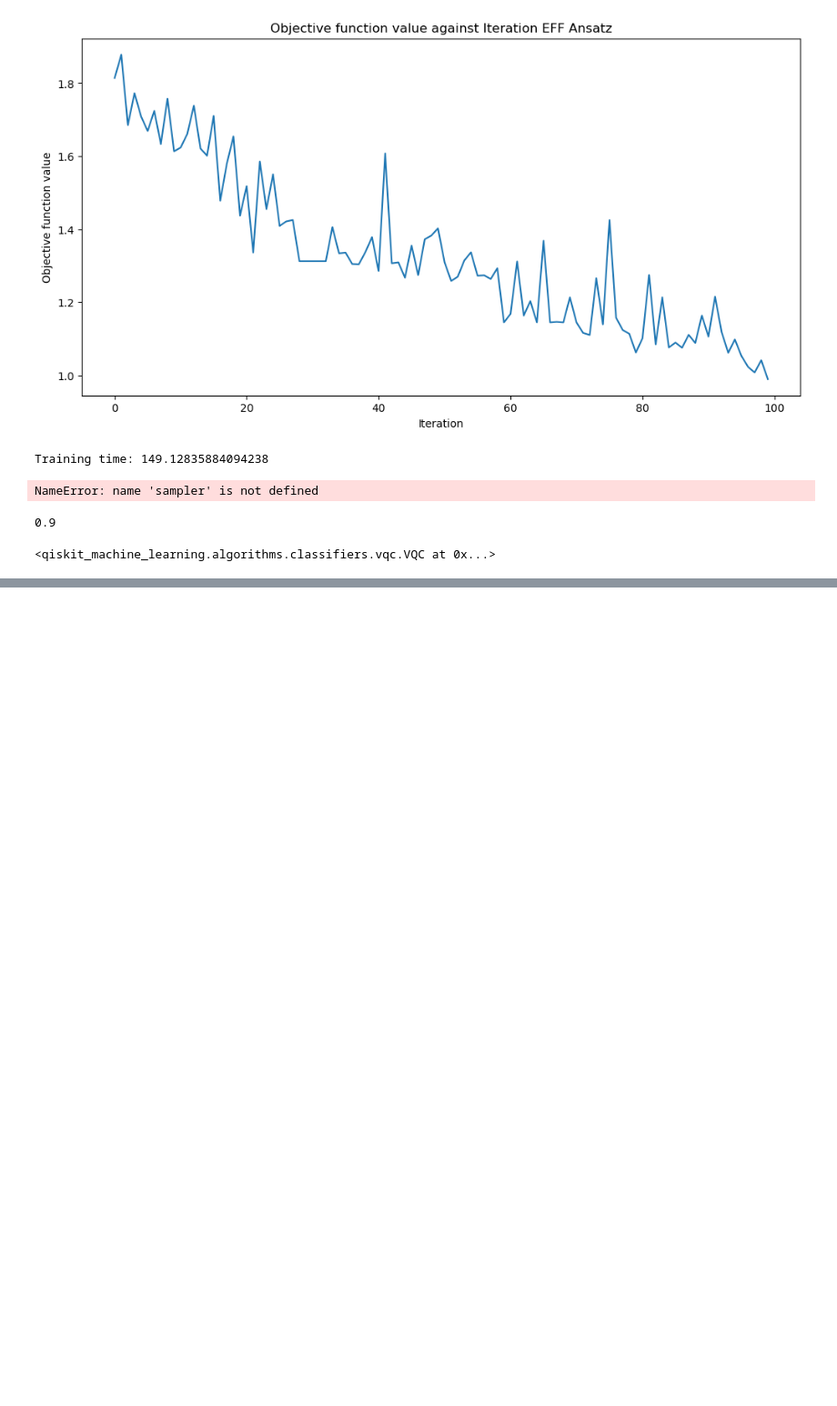
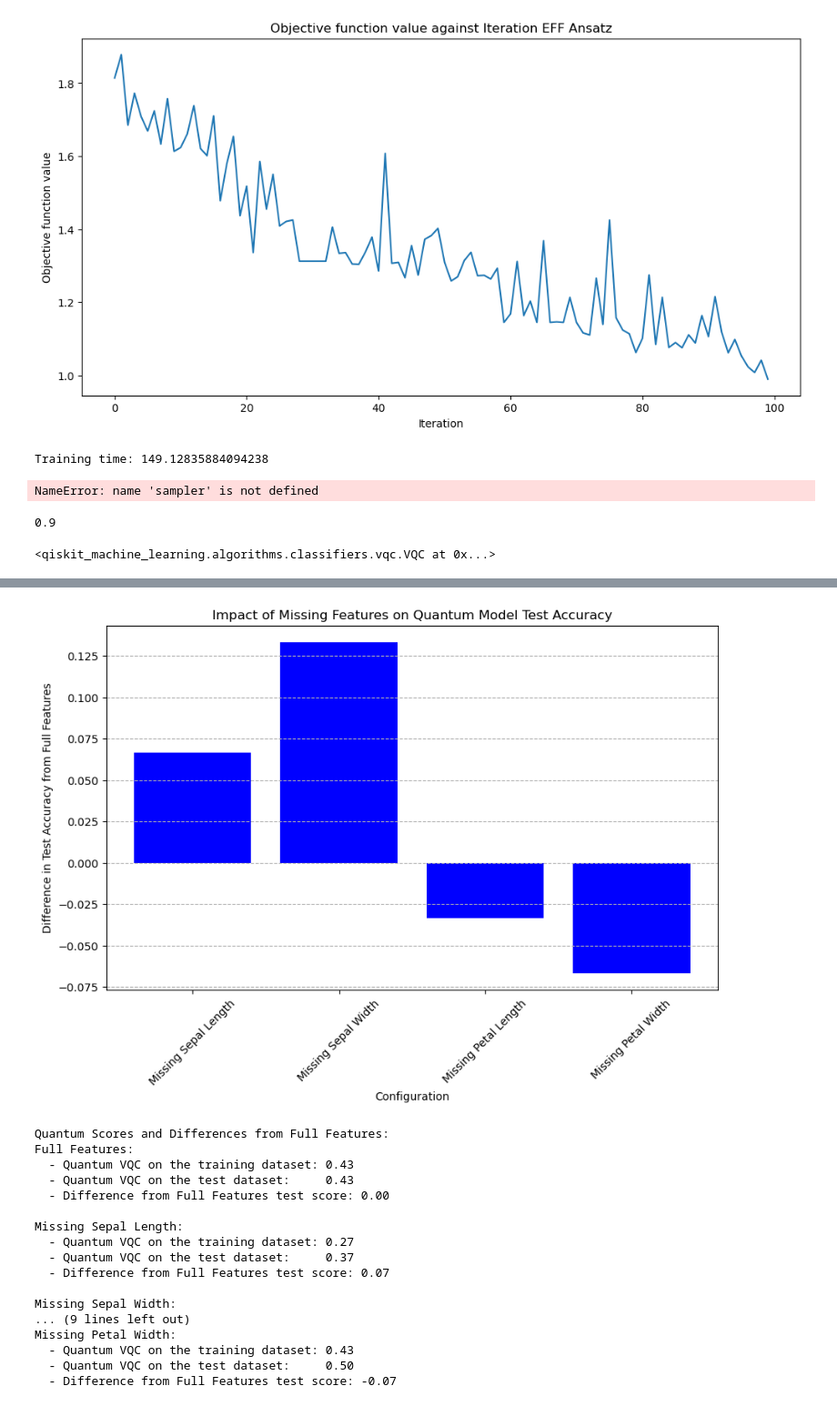
Before and after one commit to LukePower01/ml-to-qml, a Jupyter notebook: VQC_optimization.ipynb, the cells around one changed output, grey strips where cells are left out. Shown at 91% size. Drawn from its saved outputs; the diff is of its cells as text; code cells hidden in the pictures; blank space fills up the shorter version.

```diff
--- a/VQC_optimization.ipynb
+++ b/VQC_optimization.ipynb
@@ -390,0 +388,44 @@ Training time: 11.17 seconds
+# %%
+full_feature_test_score_quantum = vqc_scores['Full Features']['Test Score']
+quantum_differences = {desc: full_feature_test_score_quantum - vqc_scores[desc]['Test Score']
+                       for desc in vqc_scores if desc != "Full Features"}
+descriptions_quantum = list(quantum_differences.keys())
+quantum_diff_values = list(quantum_differences.values())
+# %%
+plt.figure(figsize=(10, 6))
+plt.bar(descriptions_quantum, quantum_diff_values, color='blue')
+plt.xlabel('Configuration')
+plt.ylabel('Difference in Test Accuracy from Full Features')
+plt.title('Impact of Missing Features on Quantum Model Test Accuracy')
+plt.xticks(rotation=45)
+plt.grid(axis='y', linestyle='--')
+plt.show()
+
+# Print scores and differences for quantum models
+print("Quantum Scores and Differences from Full Features:")
+for description, scores in vqc_scores.items():
+        test_score_quantum = scores['Test Score']
+        difference_quantum = full_feature_test_score_quantum - test_score_quantum
+        print(f"{description}:")
+        print(f"  - Quantum VQC on the training dataset: {scores['Training Score']:.2f}")
+        print(f"  - Quantum VQC on the test dataset:     {test_score_quantum:.2f}")
+        print(f"  - Difference from Full Features test score: {difference_quantum:.2f}\n")
+# %% [output]
+[figure, added]
+Quantum Scores and Differences from Full Features:
+Full Features:
+  - Quantum VQC on the training dataset: 0.43
+  - Quantum VQC on the test dataset:     0.43
+  - Difference from Full Features test score: 0.00
+
+Missing Sepal Length:
+  - Quantum VQC on the training dataset: 0.27
+  - Quantum VQC on the test dataset:     0.37
+  - Difference from Full Features test score: 0.07
+
+Missing Sepal Width:
+... (9 lines left out)
+Missing Petal Width:
+  - Quantum VQC on the training dataset: 0.43
+  - Quantum VQC on the test dataset:     0.50
+  - Difference from Full Features test score: -0.07
```
Also changed, not shown: parts of 3 cells of this notebook.
